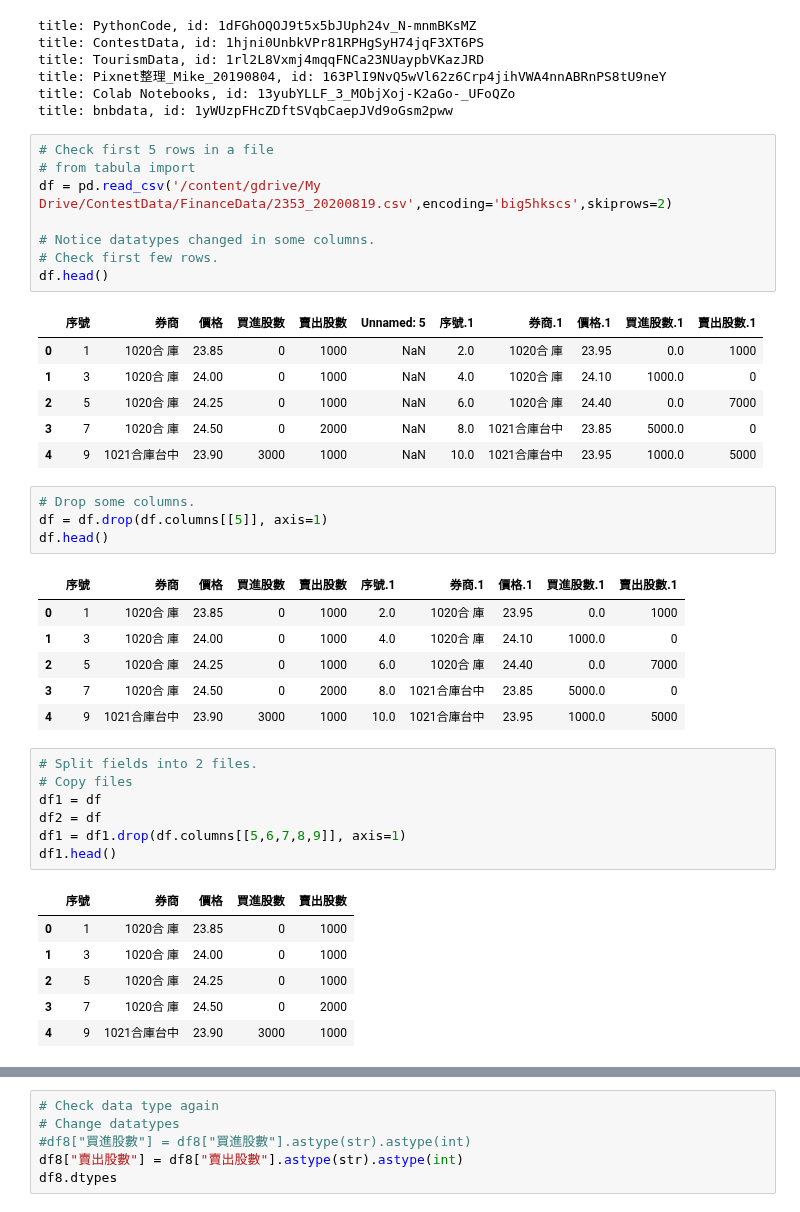
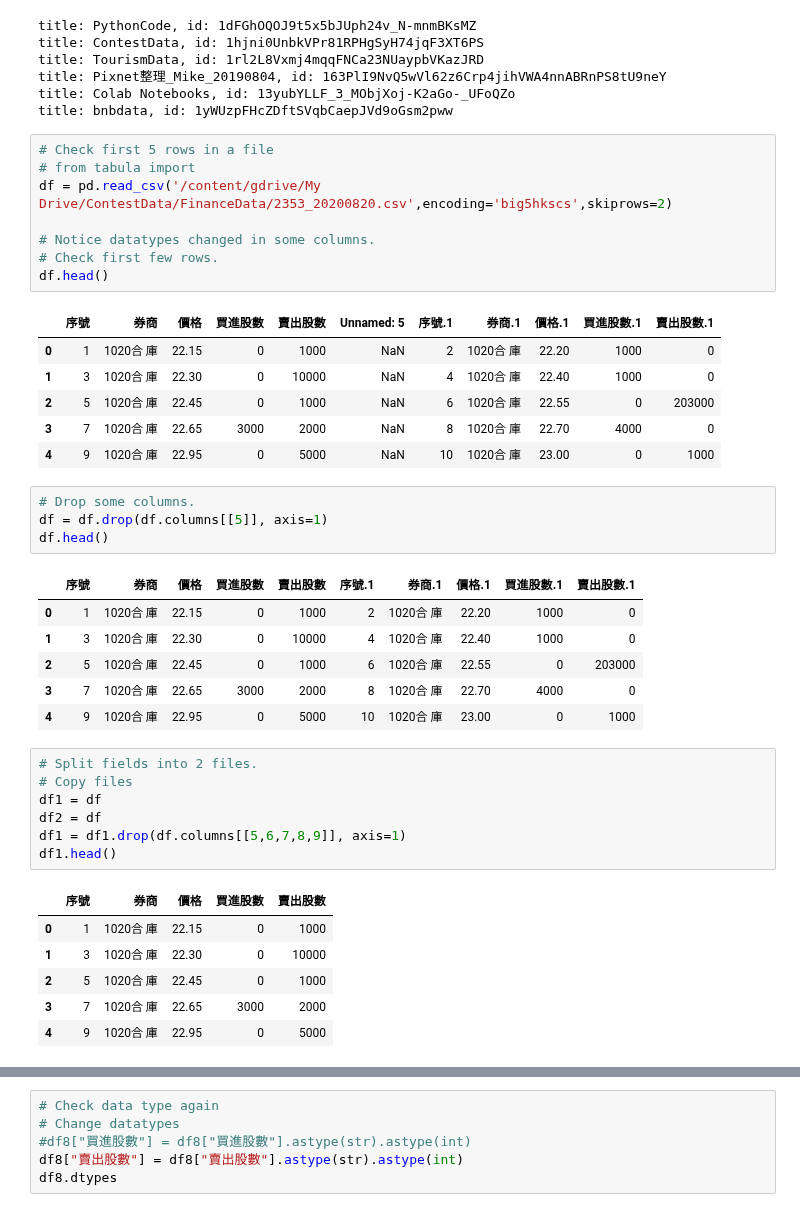
Before and after one commit to cwcheng0/practicepython, a Jupyter notebook: TaiwanStockCount.ipynb, the cells around one changed output, grey strips where cells are left out. Drawn from its saved outputs; the diff is of its cells as text.

```diff
--- a/TaiwanStockCount.ipynb
+++ b/TaiwanStockCount.ipynb
@@ -54,29 +54,29 @@ title: bnbdata, id: 1yWUzpFHcZDftSVqbCaepJVd9oGsm2pww
 # %%
 # Check first 5 rows in a file
 # from tabula import
-df = pd.read_csv('/content/gdrive/My Drive/ContestData/FinanceData/2353_20200819.csv',encoding='big5hkscs',skiprows=2)
+df = pd.read_csv('/content/gdrive/My Drive/ContestData/FinanceData/2353_20200820.csv',encoding='big5hkscs',skiprows=2)
 
 # Notice datatypes changed in some columns.
 # Check first few rows.
 df.head()
 # %% [output]
 |  | 序號 | 券商 | 價格 | 買進股數 | 賣出股數 | Unnamed: 5 | 序號.1 | 券商.1 | 價格.1 | 買進股數.1 | 賣出股數.1 |
-| 0 | 1 | 1020合 庫 | 23.85 | 0 | 1000 | NaN | 2.0 | 1020合 庫 | 23.95 | 0.0 | 1000 |
-| 1 | 3 | 1020合 庫 | 24.00 | 0 | 1000 | NaN | 4.0 | 1020合 庫 | 24.10 | 1000.0 | 0 |
-| 2 | 5 | 1020合 庫 | 24.25 | 0 | 1000 | NaN | 6.0 | 1020合 庫 | 24.40 | 0.0 | 7000 |
-| 3 | 7 | 1020合 庫 | 24.50 | 0 | 2000 | NaN | 8.0 | 1021合庫台中 | 23.85 | 5000.0 | 0 |
-| 4 | 9 | 1021合庫台中 | 23.90 | 3000 | 1000 | NaN | 10.0 | 1021合庫台中 | 23.95 | 1000.0 | 5000 |
+| 0 | 1 | 1020合 庫 | 22.15 | 0 | 1000 | NaN | 2 | 1020合 庫 | 22.20 | 1000 | 0 |
+| 1 | 3 | 1020合 庫 | 22.30 | 0 | 10000 | NaN | 4 | 1020合 庫 | 22.40 | 1000 | 0 |
+| 2 | 5 | 1020合 庫 | 22.45 | 0 | 1000 | NaN | 6 | 1020合 庫 | 22.55 | 0 | 203000 |
+| 3 | 7 | 1020合 庫 | 22.65 | 3000 | 2000 | NaN | 8 | 1020合 庫 | 22.70 | 4000 | 0 |
+| 4 | 9 | 1020合 庫 | 22.95 | 0 | 5000 | NaN | 10 | 1020合 庫 | 23.00 | 0 | 1000 |
 # %%
 # Drop some columns.
 df = df.drop(df.columns[[5]], axis=1)
 df.head()
 # %% [output]
 |  | 序號 | 券商 | 價格 | 買進股數 | 賣出股數 | 序號.1 | 券商.1 | 價格.1 | 買進股數.1 | 賣出股數.1 |
-| 0 | 1 | 1020合 庫 | 23.85 | 0 | 1000 | 2.0 | 1020合 庫 | 23.95 | 0.0 | 1000 |
-| 1 | 3 | 1020合 庫 | 24.00 | 0 | 1000 | 4.0 | 1020合 庫 | 24.10 | 1000.0 | 0 |
-| 2 | 5 | 1020合 庫 | 24.25 | 0 | 1000 | 6.0 | 1020合 庫 | 24.40 | 0.0 | 7000 |
-| 3 | 7 | 1020合 庫 | 24.50 | 0 | 2000 | 8.0 | 1021合庫台中 | 23.85 | 5000.0 | 0 |
-| 4 | 9 | 1021合庫台中 | 23.90 | 3000 | 1000 | 10.0 | 1021合庫台中 | 23.95 | 1000.0 | 5000 |
+| 0 | 1 | 1020合 庫 | 22.15 | 0 | 1000 | 2 | 1020合 庫 | 22.20 | 1000 | 0 |
+| 1 | 3 | 1020合 庫 | 22.30 | 0 | 10000 | 4 | 1020合 庫 | 22.40 | 1000 | 0 |
+| 2 | 5 | 1020合 庫 | 22.45 | 0 | 1000 | 6 | 1020合 庫 | 22.55 | 0 | 203000 |
+| 3 | 7 | 1020合 庫 | 22.65 | 3000 | 2000 | 8 | 1020合 庫 | 22.70 | 4000 | 0 |
+| 4 | 9 | 1020合 庫 | 22.95 | 0 | 5000 | 10 | 1020合 庫 | 23.00 | 0 | 1000 |
 # %%
 # Split fields into 2 files.
 # Copy files
@@ -86,11 +86,11 @@ df1 = df1.drop(df.columns[[5,6,7,8,9]], axis=1)
 df1.head()
 # %% [output]
 |  | 序號 | 券商 | 價格 | 買進股數 | 賣出股數 |
-| 0 | 1 | 1020合 庫 | 23.85 | 0 | 1000 |
-| 1 | 3 | 1020合 庫 | 24.00 | 0 | 1000 |
-| 2 | 5 | 1020合 庫 | 24.25 | 0 | 1000 |
-| 3 | 7 | 1020合 庫 | 24.50 | 0 | 2000 |
-| 4 | 9 | 1021合庫台中 | 23.90 | 3000 | 1000 |
+| 0 | 1 | 1020合 庫 | 22.15 | 0 | 1000 |
+| 1 | 3 | 1020合 庫 | 22.30 | 0 | 10000 |
+| 2 | 5 | 1020合 庫 | 22.45 | 0 | 1000 |
+| 3 | 7 | 1020合 庫 | 22.65 | 3000 | 2000 |
+| 4 | 9 | 1020合 庫 | 22.95 | 0 | 5000 |
 # %%
 # Do it again
 df2 = df2.drop(df2.columns[[0,1,2,3,4]], axis=1)
```
Also changed, not shown: parts of 21 cells of this notebook.
